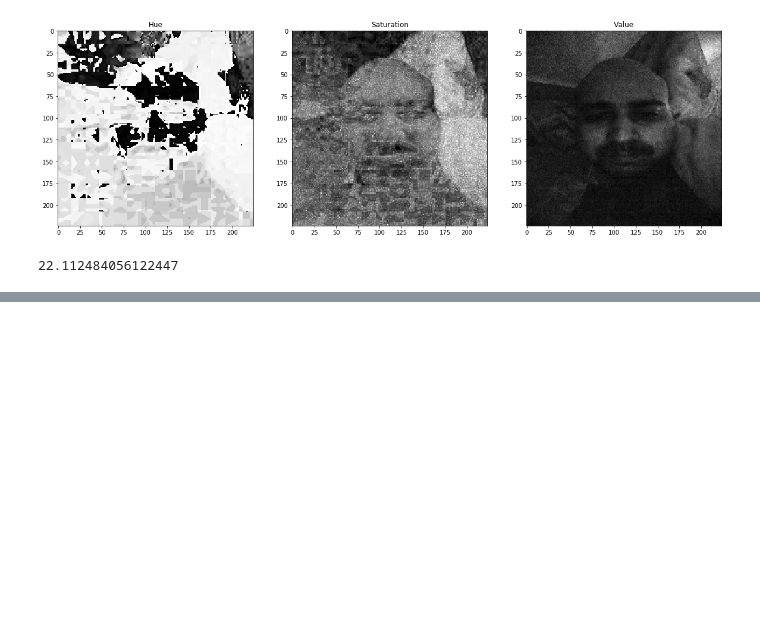
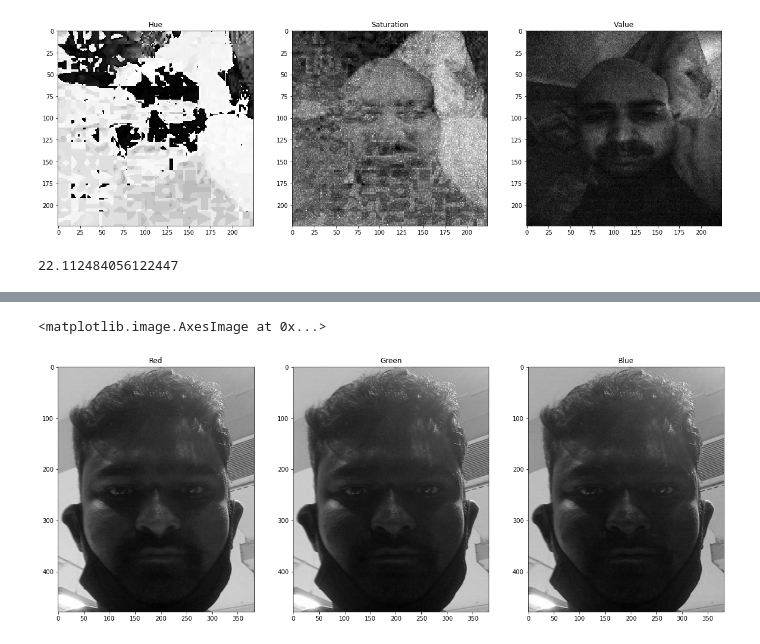
Before and after one commit to enlighter/learnML, a Jupyter notebook: learn/computer-vision/experiments/Load dark image - play color channels.ipynb, the cells around one changed output, grey strips where cells are left out. Drawn from its saved outputs; the diff is of its cells as text; code cells hidden in the pictures; blank space fills up the shorter version.

```diff
--- a/learn/computer-vision/experiments/Load dark image - play color channels.ipynb
+++ b/learn/computer-vision/experiments/Load dark image - play color channels.ipynb
@@ -72,0 +94,19 @@ np.mean(v)
+# %%
+# RGB channels
+r = image[:,:,0]
+g = image[:,:,1]
+b = image[:,:,2]
+
+f, (ax1, ax2, ax3) = plt.subplots(1, 3, figsize=(20,10))
+
+ax1.set_title('Red')
+ax1.imshow(r, cmap='gray')
+
+ax2.set_title('Green')
+ax2.imshow(g, cmap='gray')
+
+ax3.set_title('Blue')
+ax3.imshow(b, cmap='gray')
+# %% [output]
+<matplotlib.image.AxesImage at 0x...>
+[figure, added]
```
Also changed, not shown: parts of 4 cells of this notebook, 1 other file.
